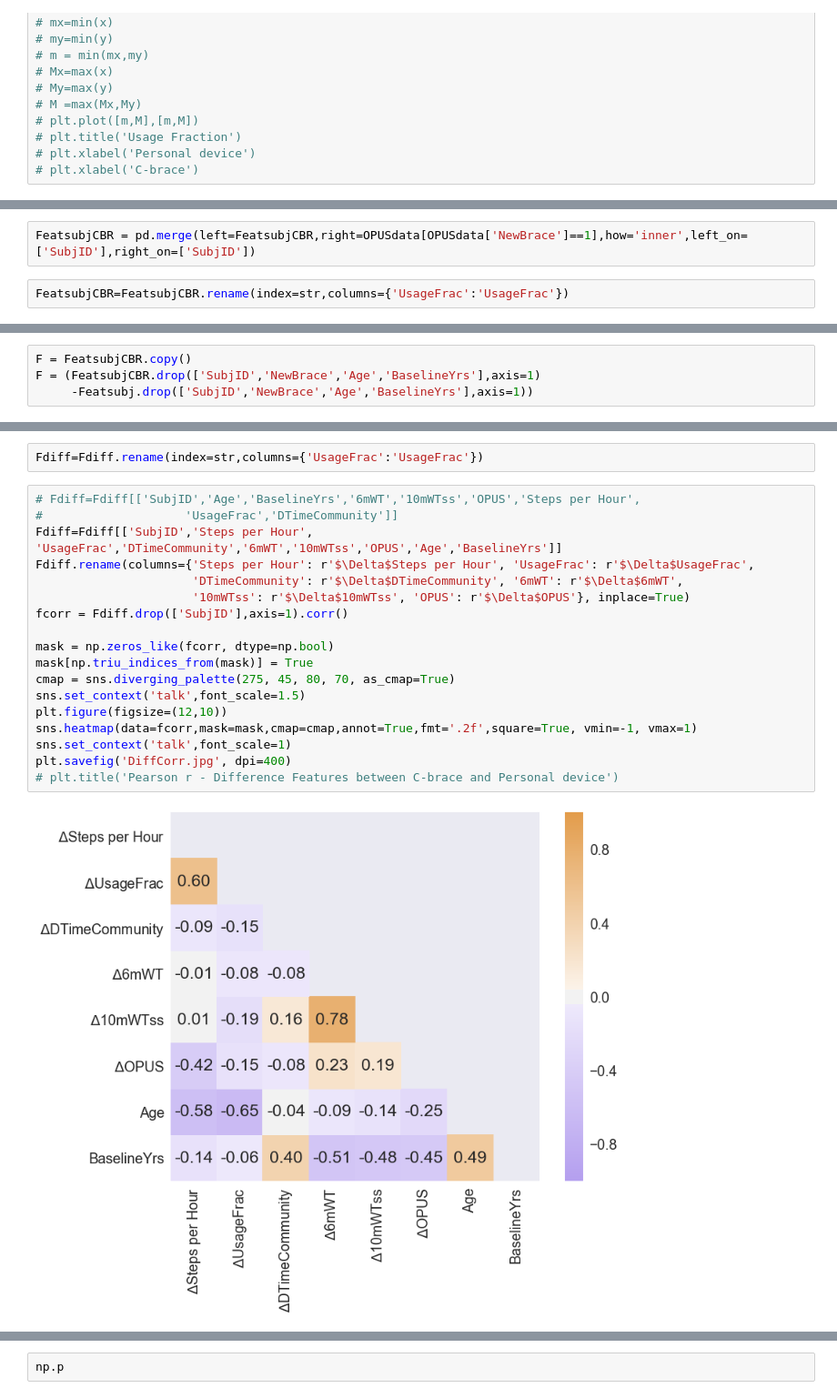
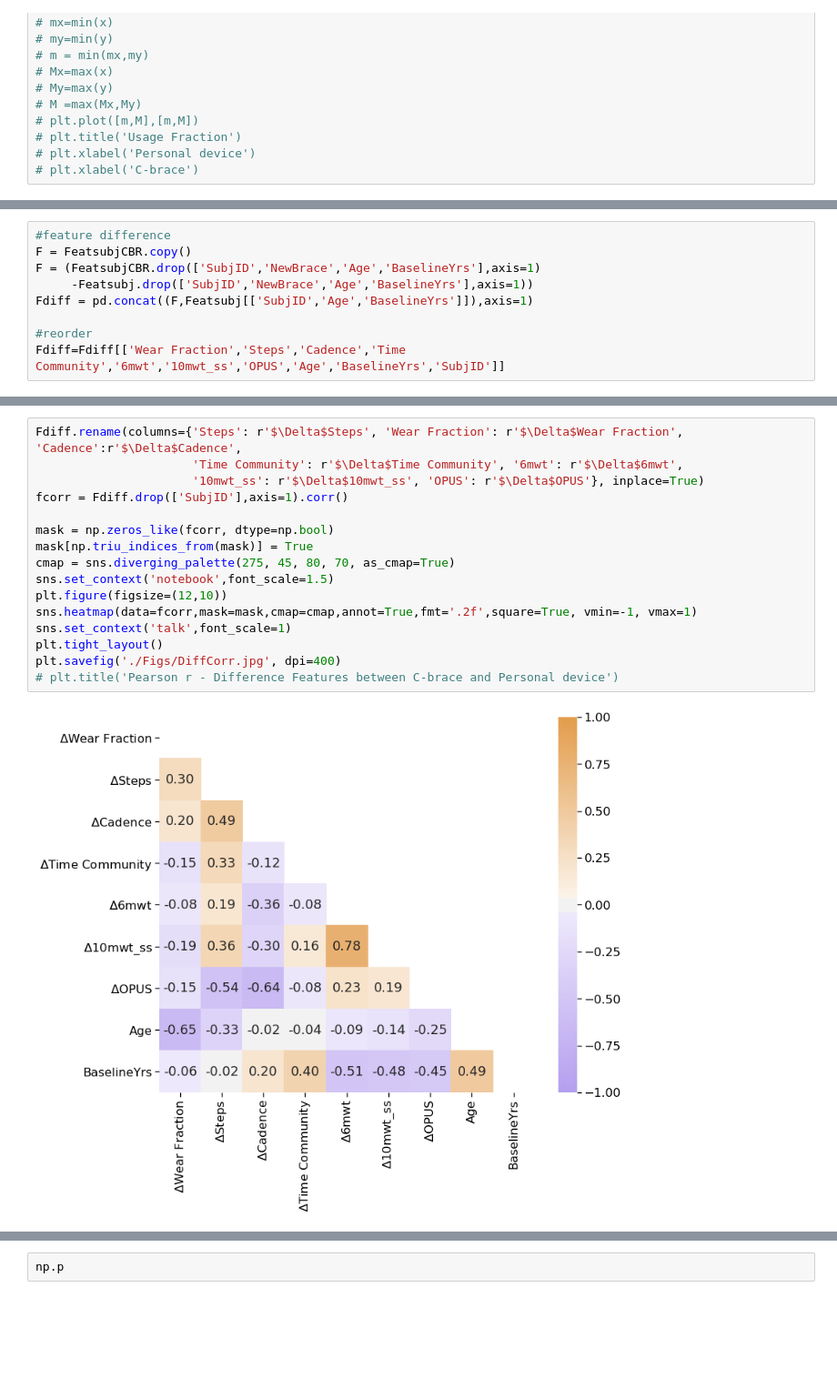
Before and after one commit to Luke3D/CbrAnalysis, a Jupyter notebook: PaperAnalysis.ipynb, the cells around one changed output, grey strips where cells are left out. Shown at 91% size. Saved outputs shown, nothing was run; the diff lists cells and outputs as text; blank space fills up the shorter version.

```diff
--- a/PaperAnalysis.ipynb
+++ b/PaperAnalysis.ipynb
@@ -659,4 +643,0 @@ OPUSdata.SubjID = newstr
-# %%
-FeatsubjCBR = pd.merge(left=FeatsubjCBR,right=OPUSdata[OPUSdata['NewBrace']==1],how='inner',left_on=['SubjID'],right_on=['SubjID'])
-# %%
-FeatsubjCBR=FeatsubjCBR.rename(index=str,columns={'UsageFrac':'UsageFrac'})
@@ -669,4 +664,9 @@ Index(['SubjID', 'NewBrace', 'Age', 'BaselineYrs', '6mWT', '10mWTss', 'OPUS',
 # %%
+#feature difference
 F = FeatsubjCBR.copy()
 F = (FeatsubjCBR.drop(['SubjID','NewBrace','Age','BaselineYrs'],axis=1)
      -Featsubj.drop(['SubjID','NewBrace','Age','BaselineYrs'],axis=1))
+Fdiff = pd.concat((F,Featsubj[['SubjID','Age','BaselineYrs']]),axis=1)
+
+#reorder
+Fdiff=Fdiff[['Wear Fraction','Steps','Cadence','Time Community','6mwt','10mwt_ss','OPUS','Age','BaselineYrs','SubjID']]
@@ -684,22 +673,18 @@ Fdiff.head()
-# %%
-Fdiff=Fdiff.rename(index=str,columns={'UsageFrac':'UsageFrac'})
 # %%
-# Fdiff=Fdiff[['SubjID','Age','BaselineYrs','6mWT','10mWTss','OPUS','Steps per Hour',
-#                    'UsageFrac','DTimeCommunity']]
-Fdiff=Fdiff[['SubjID','Steps per Hour', 'UsageFrac','DTimeCommunity','6mWT','10mWTss','OPUS','Age','BaselineYrs']]
-Fdiff.rename(columns={'Steps per Hour': r'$\Delta$Steps per Hour', 'UsageFrac': r'$\Delta$UsageFrac',
-                      'DTimeCommunity': r'$\Delta$DTimeCommunity', '6mWT': r'$\Delta$6mWT',
-                      '10mWTss': r'$\Delta$10mWTss', 'OPUS': r'$\Delta$OPUS'}, inplace=True)
+Fdiff.rename(columns={'Steps': r'$\Delta$Steps', 'Wear Fraction': r'$\Delta$Wear Fraction', 'Cadence':r'$\Delta$Cadence',
+                      'Time Community': r'$\Delta$Time Community', '6mwt': r'$\Delta$6mwt',
+                      '10mwt_ss': r'$\Delta$10mwt_ss', 'OPUS': r'$\Delta$OPUS'}, inplace=True)
 fcorr = Fdiff.drop(['SubjID'],axis=1).corr()
 
 mask = np.zeros_like(fcorr, dtype=np.bool)
 mask[np.triu_indices_from(mask)] = True
 cmap = sns.diverging_palette(275, 45, 80, 70, as_cmap=True)
-sns.set_context('talk',font_scale=1.5)
+sns.set_context('notebook',font_scale=1.5)
 plt.figure(figsize=(12,10))
 sns.heatmap(data=fcorr,mask=mask,cmap=cmap,annot=True,fmt='.2f',square=True, vmin=-1, vmax=1)
 sns.set_context('talk',font_scale=1)
-plt.savefig('DiffCorr.jpg', dpi=400)
+plt.tight_layout()
+plt.savefig('./Figs/DiffCorr.jpg', dpi=400)
 # plt.title('Pearson r - Difference Features between C-brace and Personal device')
 # %% [output]
-[figure, old version]
+[figure, new version]
```
Also changed, not shown: parts of 101 cells of this notebook, 1 other file.
